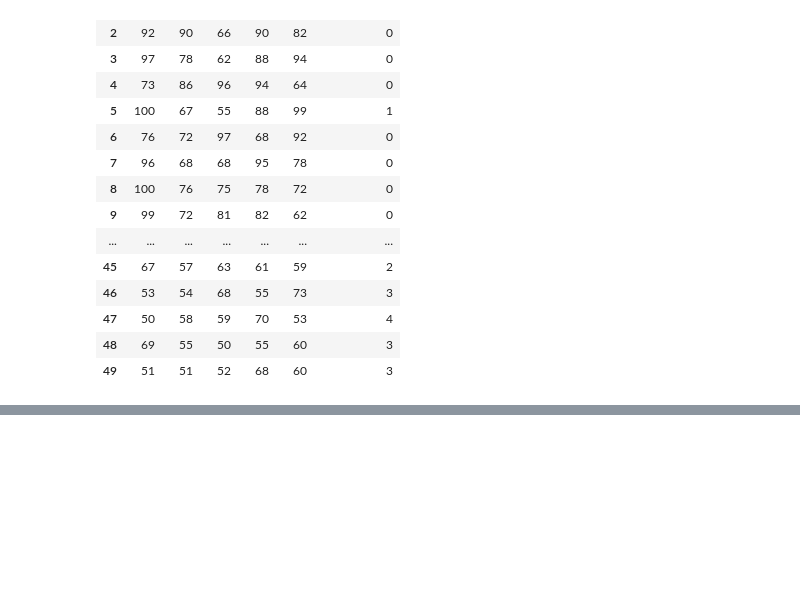
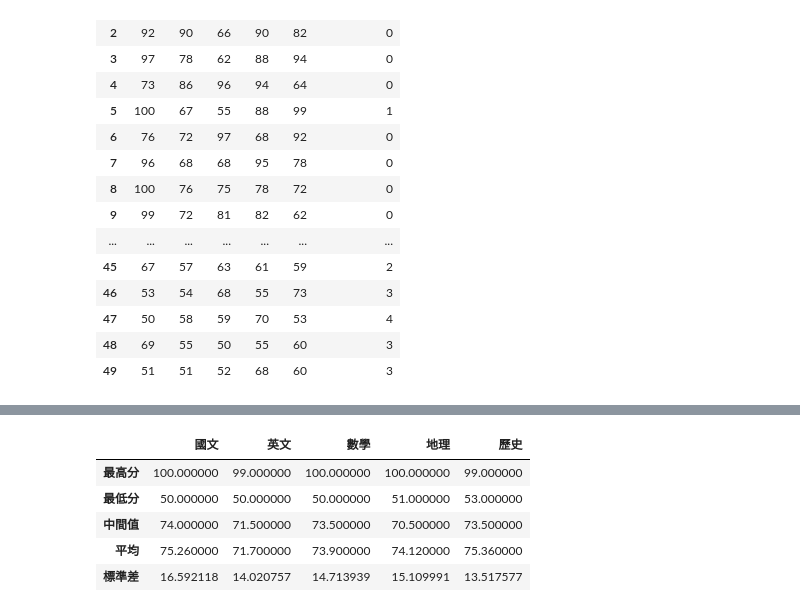
Before and after one commit to roberthsu2003/__2023_07_25__, a Jupyter notebook: lesson20_1.ipynb, the cells around one changed output, grey strips where cells are left out. Saved outputs shown, nothing was run; the diff lists cells and outputs as text; code cells hidden in the pictures; blank space fills up the shorter version.

```diff
--- a/lesson20_1.ipynb
+++ b/lesson20_1.ipynb
@@ -309,3 +309,6 @@ See the caveats in the documentation: https://pandas.pydata.org/pandas-docs/stab
 | 47 | 50 | 58 | 59 | 70 | 53 | 4 |
 | 48 | 69 | 55 | 50 | 55 | 60 | 3 |
 | 49 | 51 | 51 | 52 | 68 | 60 | 3 |
+# %%
+students_frame = frame[["國文","英文","數學","地理","歷史"]]
+students_frame
@@ -311,0 +333,12 @@ See the caveats in the documentation: https://pandas.pydata.org/pandas-docs/stab
+# %%
+def fun5(s):
+    return pd.Series([s.max(),s.min(),s.median(),s.mean(),s.std()],
+                     index=["最高分","最低分","中間值","平均","標準差"])
+students_frame.apply(fun5)
+# %% [output]
+|  | 國文 | 英文 | 數學 | 地理 | 歷史 |
+| 最高分 | 100.000000 | 99.000000 | 100.000000 | 100.000000 | 99.000000 |
+| 最低分 | 50.000000 | 50.000000 | 50.000000 | 51.000000 | 53.000000 |
+| 中間值 | 74.000000 | 71.500000 | 73.500000 | 70.500000 | 73.500000 |
+| 平均 | 75.260000 | 71.700000 | 73.900000 | 74.120000 | 75.360000 |
+| 標準差 | 16.592118 | 14.020757 | 14.713939 | 15.109991 | 13.517577 |
```
Also changed, not shown: parts of 1 cell of this notebook.
